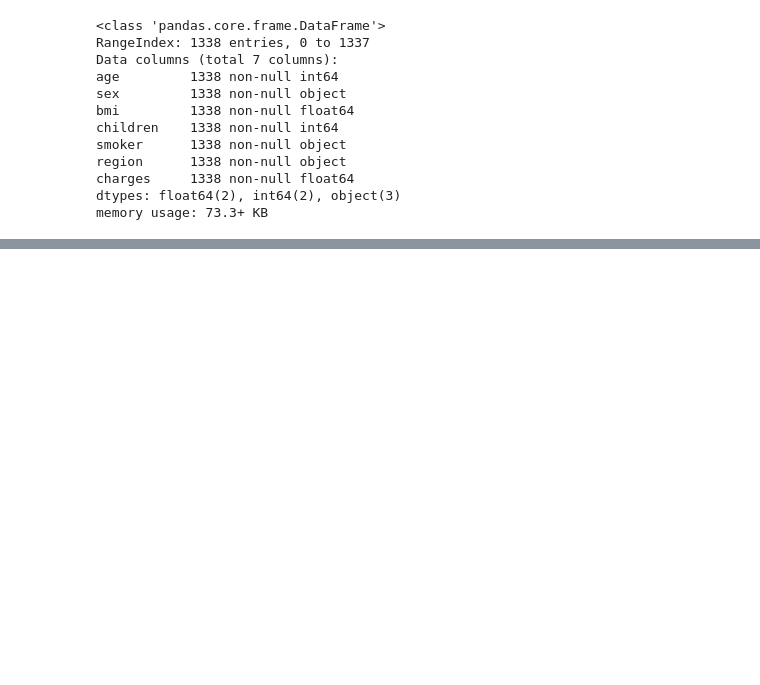
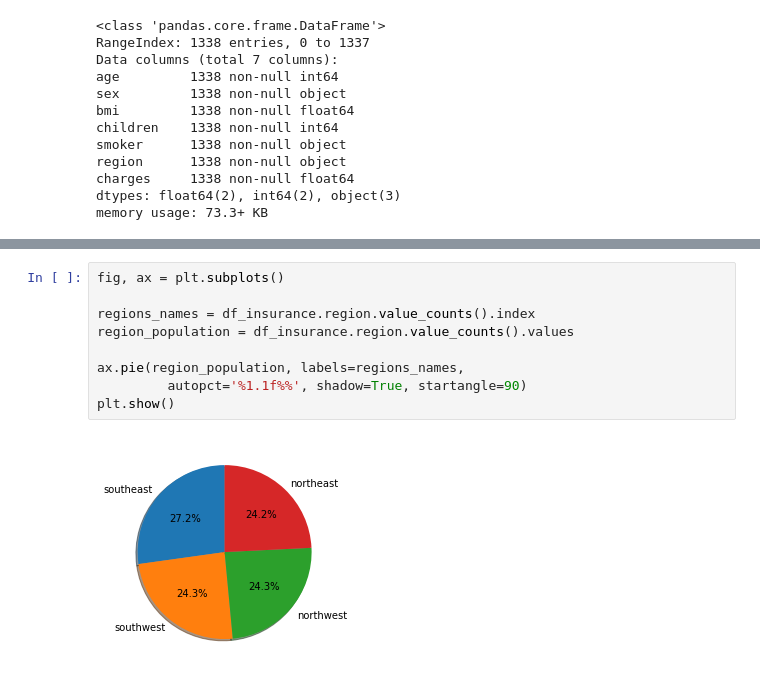
Before and after one commit to Abvbobko/eg_health_insurance, a Jupyter notebook: insurance.ipynb, the cells around one changed output, grey strips where cells are left out. Saved outputs shown, nothing was run; the diff lists cells and outputs as text; blank space fills up the shorter version.

```diff
--- a/insurance.ipynb
+++ b/insurance.ipynb
@@ -50,0 +47,11 @@ pd.DataFrame.boxplot(df_insurance.bmi, figsize=(10, 7))
+# %%
+fig, ax = plt.subplots()
+
+regions_names = df_insurance.region.value_counts().index
+region_population = df_insurance.region.value_counts().values
+
+ax.pie(region_population, labels=regions_names,
+         autopct='%1.1f%%', shadow=True, startangle=90)
+plt.show()
+# %% [output]
+[figure, added]
```
Also changed, not shown: parts of 3 cells of this notebook.
